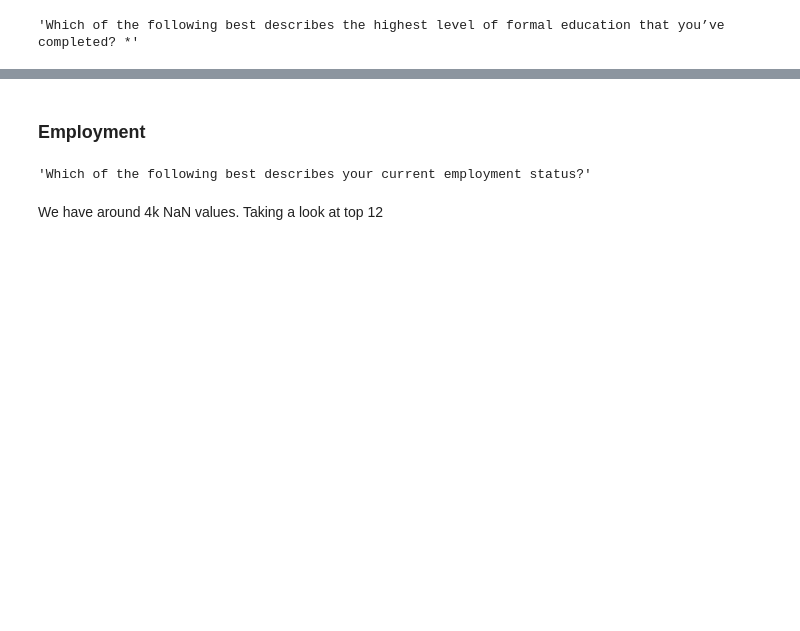
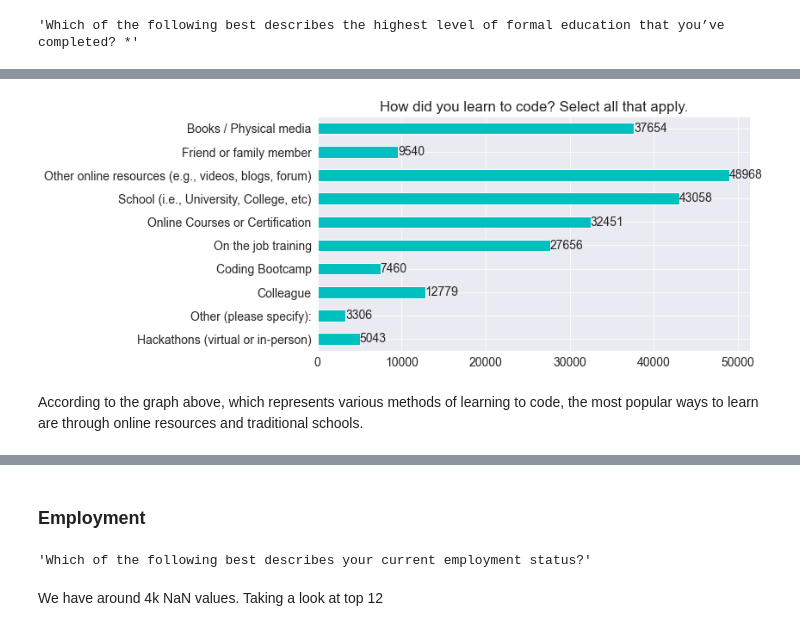
Before and after one commit to hemanth-sharma/Stackoverflow-Survey-2022-Data-Exploration, a Jupyter notebook: Stack_overflow.ipynb, the cells around one changed output, grey strips where cells are left out. Saved outputs shown, nothing was run; the diff lists cells and outputs as text; code cells hidden in the pictures; blank space fills up the shorter version.

```diff
--- a/Stack_overflow.ipynb
+++ b/Stack_overflow.ipynb
@@ -535,0 +579,10 @@ Text(0, 0.5, 'Education Level')
+# %%
+learnCode_Series[-1::-1].plot(kind='barh', color='c')
+plt.title(questionsData.LearnCode)
+
+for i, v in enumerate(learnCode_Series[-1::-1]):
+    plt.annotate(str(v), xy=(v, i), ha='left', va='center')
+# %% [output]
+[figure, added]
+# %% [markdown]
+According to the graph above, which represents various methods of learning to code, the most popular ways to learn are through online resources and traditional schools.
```
Also changed, not shown: parts of 64 cells of this notebook.
